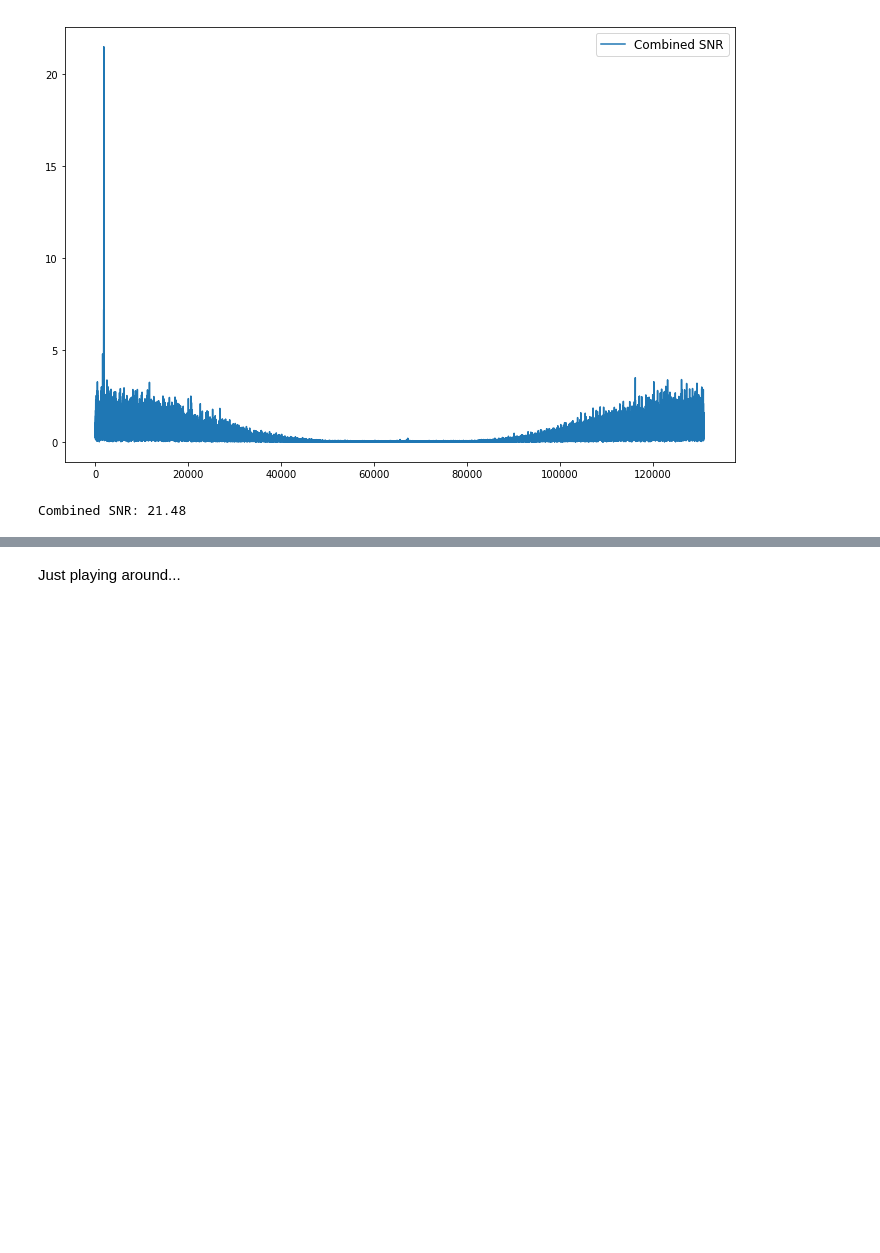
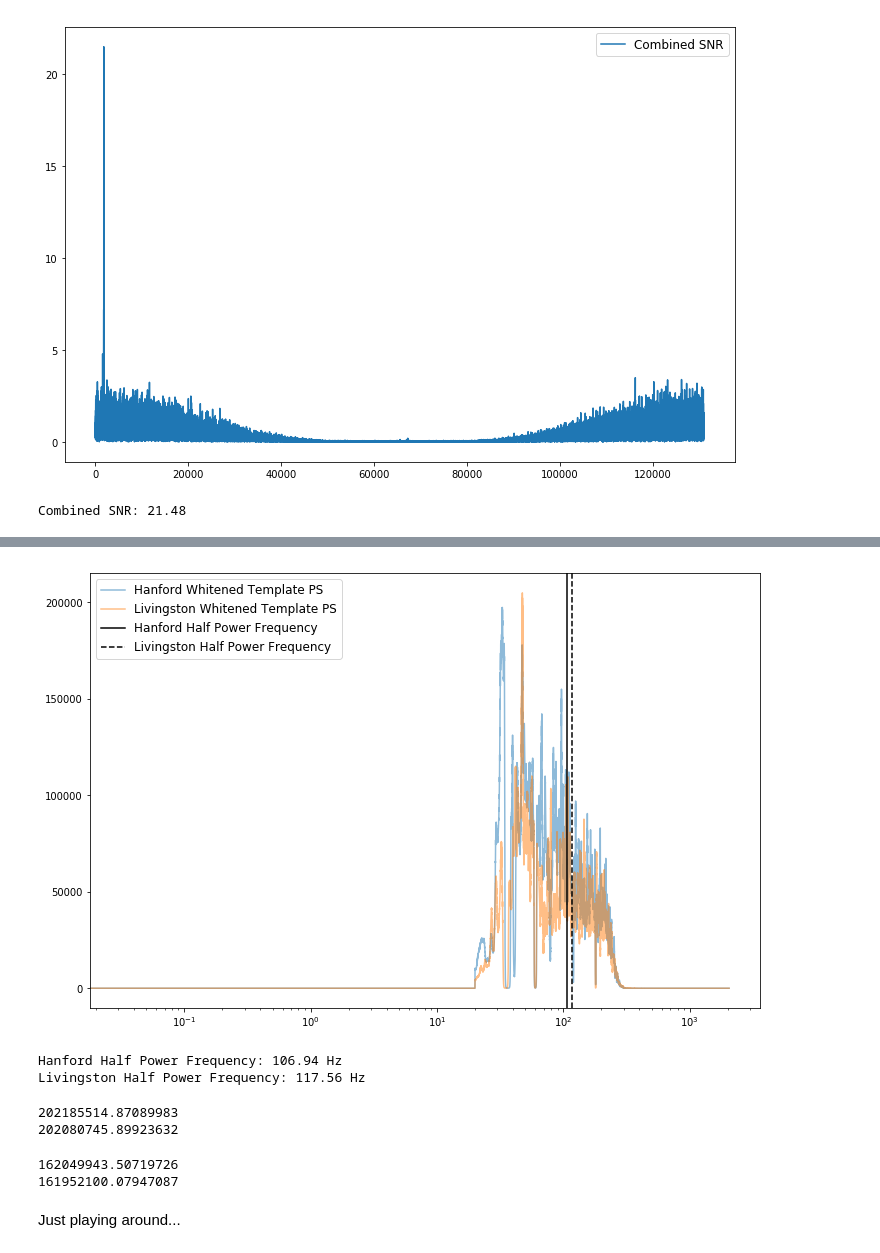
Before and after one commit to marcusmerryfield/phys641_hw, a Jupyter notebook: assignment_3/assignment_3.ipynb, the cells around one changed output, grey strips where cells are left out. Cells and saved outputs as stored; diff of their text form; code cells hidden in the pictures; blank space fills up the shorter version.

Commit message:
Had an idea on how to properly do the half power frequency

```diff
--- a/assignment_3/assignment_3.ipynb
+++ b/assignment_3/assignment_3.ipynb
@@ -272,3 +263,37 @@ plt.loglog(nu,template_l_ps,alpha=0.5)
+# %%
+template_h_ps = abs(np.fft.rfft(template_h_whitened))**2
+template_l_ps = abs(np.fft.rfft(template_l_whitened))**2
+
+cumsum_h = np.cumsum(template_h_ps)
+cumsum_l = np.cumsum(template_l_ps)
+
+ind_h = np.argmin(abs(cumsum_h - template_h_ps.sum()/2.))
+ind_l = np.argmin(abs(cumsum_l - template_l_ps.sum()/2.))
+
+plt.semilogx(nu,template_h_ps,alpha=0.5,label='Hanford Whitened Template PS')
+plt.semilogx(nu,template_l_ps,alpha=0.5,label='Livingston Whitened Template PS')
+plt.axvline(nu[ind_h],ls='-',label='Hanford Half Power Frequency',c='k')
+plt.axvline(nu[ind_l],ls='--',label='Livingston Half Power Frequency',c='k')
+plt.legend(fontsize='large')
+plt.show()
+print('Hanford Half Power Frequency: %.2f Hz' % (nu[ind_h]))
+print('Livingston Half Power Frequency: %.2f Hz' % (nu[ind_l]))
+# %% [output]
+[figure, added]
+Hanford Half Power Frequency: 106.94 Hz
+Livingston Half Power Frequency: 117.56 Hz
+# %%
+print(template_h_ps[ind_h:].sum())
+print(template_h_ps[0:ind_h].sum())
+# %% [output]
+202185514.87089983
+202080745.89923632
+# %%
+print(template_l_ps[ind_l:].sum())
+print(template_l_ps[0:ind_l].sum())
+# %% [output]
+162049943.50719726
+161952100.07947087
 # %% [markdown]
 Just playing around...
 # %%
```
Also changed, not shown: parts of 6 cells of this notebook.
